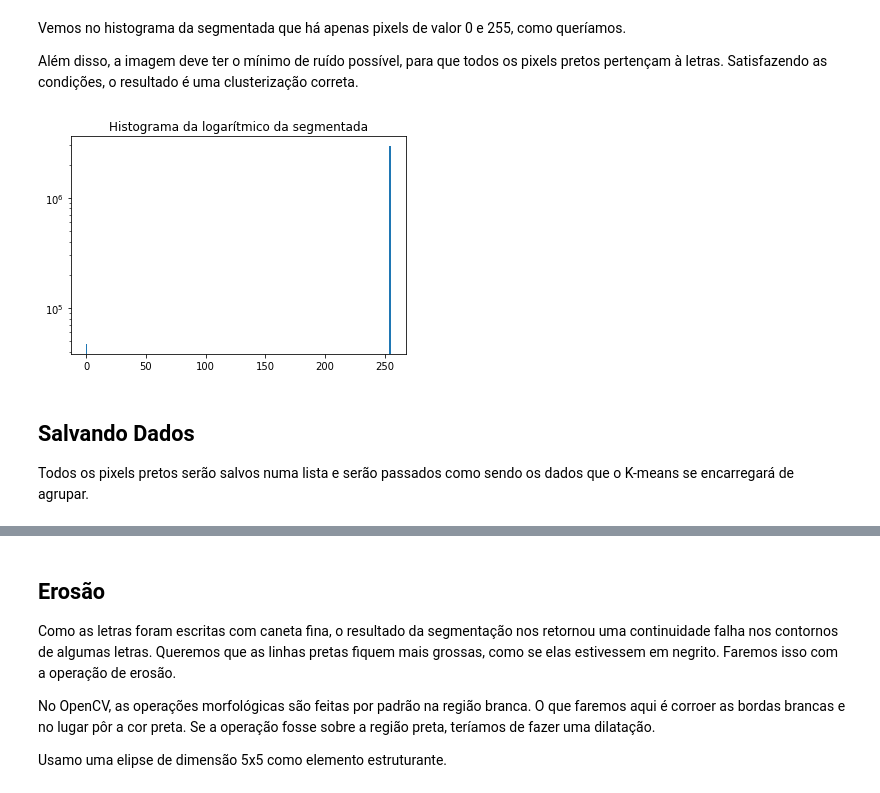
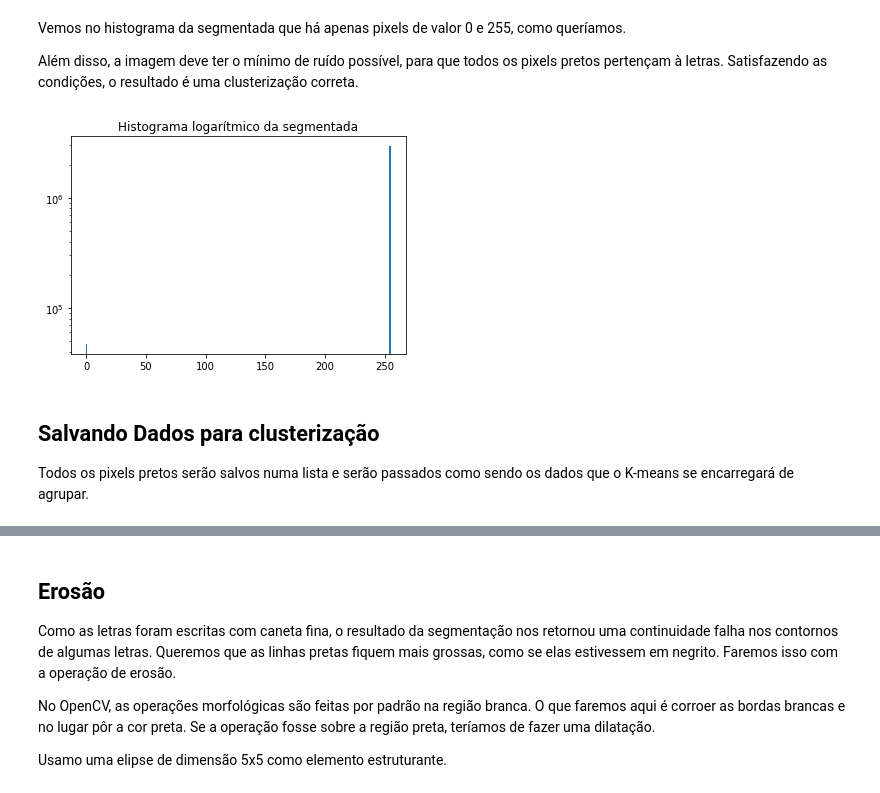
Before and after one commit to victorers1/DCA0204-ProcessamentoDigitalDeSinais, a Jupyter notebook: Unidade 3/Banco de Vogais para Treinamento.ipynb, the cells around one changed output, grey strips where cells are left out. Drawn from its saved outputs; the diff is of its cells as text; code cells hidden in the pictures.

```diff
--- a/Unidade 3/Banco de Vogais para Treinamento.ipynb
+++ b/Unidade 3/Banco de Vogais para Treinamento.ipynb
@@ -65,11 +67,11 @@ Vemos no histograma da segmentada que há apenas pixels de valor 0 e 255, como q
 Além disso, a imagem deve ter o mínimo de ruído possível, para que todos os pixels pretos pertençam à letras. Satisfazendo as condições, o resultado é uma clusterização correta.
 # %%
 #HISTOGRAMA
-plt.hist(segmentada.ravel(), 256, log=True), plt.title('Histograma da logarítmico da segmentada')
+plt.hist(segmentada.ravel(), 256, log=True), plt.title('Histograma logarítmico da segmentada')
 plt.show()
 # %% [output]
-[figure, old version]
+[figure, new version]
 # %% [markdown]
-## Salvando Dados
+## Salvando Dados para clusterização
 Todos os pixels pretos serão salvos numa lista e serão passados como sendo os dados que o K-means se encarregará de agrupar.
 # %%
```
Also changed, not shown: parts of 11 cells of this notebook.
